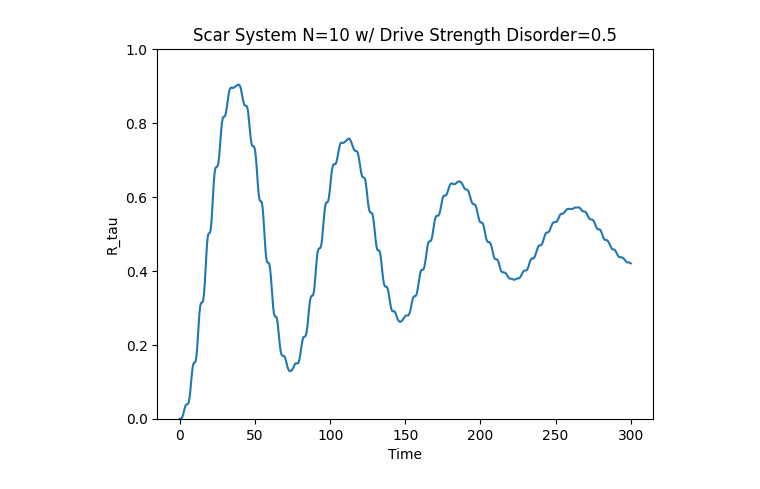
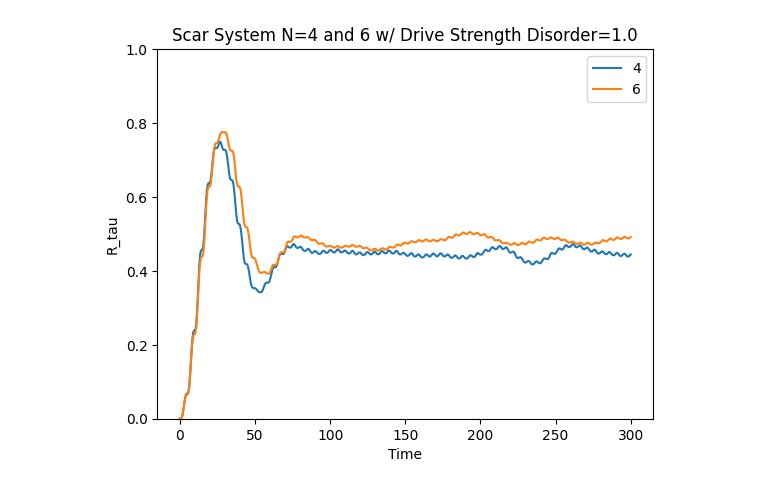
Before and after one commit to Idden/Quantum-Internship, a Jupyter notebook: Quantum_Batteries_Scars/disorder_tests/test5.ipynb, the cells around one changed output. Saved outputs shown, nothing was run; the diff lists cells and outputs as text; code cells hidden in the pictures.

```diff
--- a/Quantum_Batteries_Scars/disorder_tests/test5.ipynb
+++ b/Quantum_Batteries_Scars/disorder_tests/test5.ipynb
@@ -4,31 +4,40 @@ import qutip as qt
 import matplotlib.pyplot as plt
 from quantumScarFunctions import *
 # %%
-N = 10
 wd = 0.642570281124498
 tlist = np.linspace(0, 300, 600)
-d = 0.5
-wm = 1.0
+d = 1.0
+reals = 200
 
-# scar system
-H0, H1, eigenvalues, eigenstates, psi0, basisList = get_scar_ham(N, random_seed=True, ds_detuning=d, random_drive_strength=True)
-args = {"A": 0.1, "omega": wd}
-H = qt.QobjEvo([H0, [H1, coeff]], args=args)
-psi_t = qt.sesolve(H, eigenstates[0], tlist, e_ops=[H0])
+Rtau_scar = np.zeros(len(tlist))
+for _ in range(reals):
+    # scar system
+    H0, H1, eigenvalues, eigenstates, psi0, basisList = get_scar_ham(4, random_seed=True, ds_detuning=d, random_drive_strength=True)
+    args = {"A": 0.1, "omega": wd}
+    H = qt.QobjEvo([H0, [H1, coeff]], args=args)
+    psi_t = qt.sesolve(H, eigenstates[0], tlist, e_ops=[H0])
+    Rtau = np.array(np.real(psi_t.expect[0] - psi_t.expect[0][0]) / (eigenvalues[-1] - eigenvalues[0]))
+    Rtau_scar += Rtau
+Rtau_plot4 = Rtau_scar / reals
 
-# qH0, qH1 = get_qubit_ham(N, wm=wm, disorder=False, detuning=0.0, random_seed=True)
-# qeigenvals, qeigenstates = qH0.eigenstates()
-# qargs = {"A": 0.1, "omega": wm}
-# H = qt.QobjEvo([H0, [H1, coeff]], args=qargs)
-# qpsi_t = qt.sesolve(H, qeigenstates[0], tlist, e_ops=[qH0])
+Rtau_scar = np.zeros(len(tlist))
+for _ in range(reals):
+    # scar system
+    H0, H1, eigenvalues, eigenstates, psi0, basisList = get_scar_ham(6, random_seed=True, ds_detuning=d, random_drive_strength=True)
+    args = {"A": 0.1, "omega": wd}
+    H = qt.QobjEvo([H0, [H1, coeff]], args=args)
+    psi_t = qt.sesolve(H, eigenstates[0], tlist, e_ops=[H0])
+    Rtau = np.array(np.real(psi_t.expect[0] - psi_t.expect[0][0]) / (eigenvalues[-1] - eigenvalues[0]))
+    Rtau_scar += Rtau
+Rtau_plot6 = Rtau_scar / reals
 
-
-Rtau = np.real(psi_t.expect[0] - psi_t.expect[0][0]) / (eigenvalues[-1] - eigenvalues[0])
-plt.title(f"Scar System N={N} w/ Drive Strength Disorder={d}")
+plt.title(f"Scar System N={4} and {6} w/ Drive Strength Disorder={d}")
 plt.ylabel("R_tau")
 plt.xlabel("Time")
 plt.ylim(0, 1)
-plt.plot(tlist, Rtau)
+plt.plot(tlist, Rtau_plot4, label="4")
+plt.plot(tlist, Rtau_plot6, label='6')
+plt.legend()
 plt.show()
 # %% [output]
-[figure, old version]
+[figure, new version]
```
Also changed, not shown: 1 other file.
